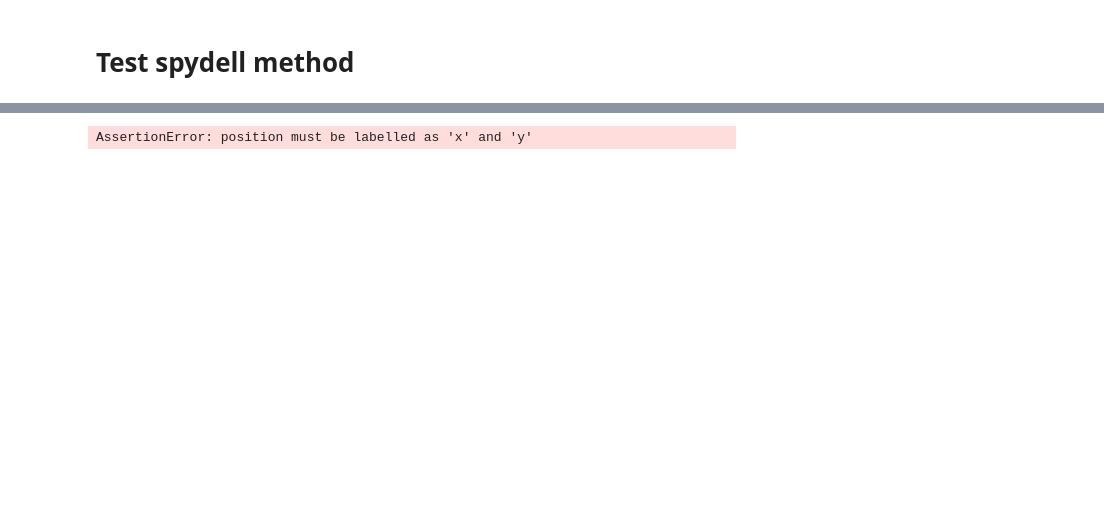
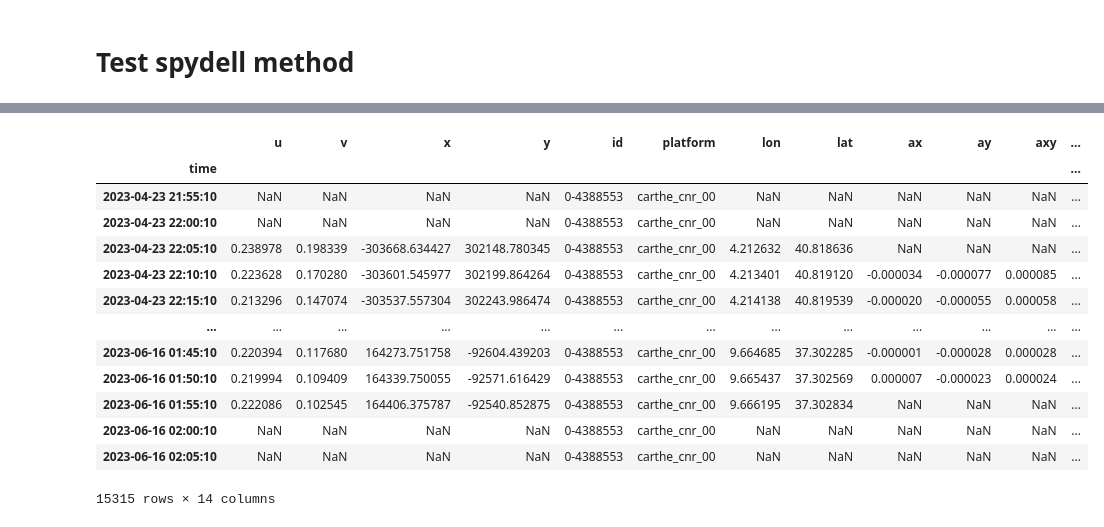
Before and after one commit to margot-demol/PhD, a Jupyter notebook: insitu_drifters_trajectories/test_method_spydell.ipynb, the cells around one changed output, grey strips where cells are left out. Drawn from its saved outputs; the diff is of its cells as text; code cells hidden in the pictures; blank space fills up the shorter version.

```diff
--- a/insitu_drifters_trajectories/test_method_spydell.ipynb
+++ b/insitu_drifters_trajectories/test_method_spydell.ipynb
@@ -64,8 +64,8 @@ def spydell_smooth(df,
     # assert x, y in dataframe
     if 'x' not in df or 'y' not in df :
         assert False, "positions must be labelled as 'x' and 'y'"
-    if 'velocity_east' not in df or 'velocity_north' not in df :
-        assert False, "velocities must be labelled as 'velocity_east' and 'velocity_n'"
+    if 'u' not in df or 'v' not in df :
+        assert False, "velocities must be labelled as 'u' and 'v'"
 
     # store projection to align with dataframes produced
     if geo :
@@ -76,7 +76,9 @@ def spydell_smooth(df,
         t_target = pd.date_range(df.index.min(), df.index.max(), freq = t_target)
 
     #xarray for easy interpolation
-    ds = df.to_xarray()[['velocity_east', 'velocity_north']]
+    ds = df.to_xarray()[['u', 'v']]
+
+    # fill little gap
 
     # 3) linearly interpolate velocities
     ds = ds.interp(time=t_target, method='linear')
@@ -85,8 +87,8 @@ def spydell_smooth(df,
     print(reg_dt)
     # 4) integrate velocities and find constant
     ms_x, ms_y = (df.x**2).mean(), (df.y**2).mean()
-    x_cum = ds.velocity_east.cumsum('time')*reg_dt/pd.Timedelta('1s')
-    y_cum = ds.velocity_north.cumsum('time')*reg_dt/pd.Timedelta('1s')
+    x_cum = ds.u.cumsum('time')*reg_dt/pd.Timedelta('1s')
+    y_cum = ds.v.cumsum('time')*reg_dt/pd.Timedelta('1s')
 
 
     def msx_difference(x_0) :
@@ -94,15 +96,17 @@ def spydell_smooth(df,
     def msy_difference(y_0) :
         return abs(ms_y-((y_0+y_cum)**2).mean())
     from scipy.optimize import minimize
-    x_0 = minimize(msx_difference, df_.x[0]).x
-    y_0 = minimize(msy_difference, df_.y[0]).x
+    #x_0 = minimize(msx_difference, df.x[0]).x
+    #y_0 = minimize(msy_difference, df.y[0]).x
+    x_0 = df.x[0]
+    y_0 = df.y[0]
 
     ds['x'] = x_0+x_cum
     ds['y'] = y_0+y_cum
 
     # 5) remove spike and interpolate
-    ds['ax'] = ds.velocity_east.differentiate('time', datetime_unit='s')
-    ds['ay'] = ds.velocity_north.differentiate('time', datetime_unit='s')
+    ds['ax'] = ds.u.differentiate('time', datetime_unit='s')
+    ds['ay'] = ds.v.differentiate('time', datetime_unit='s')
     x = ds.where(ds.ax<acc_cut).x
     y = ds.where(ds.ay<acc_cut).y
     print(f"nb of spike removed { np.isnan(x).sum('time').values} over {ds.dims['time']}")
@@ -129,7 +133,7 @@ def spydell_smooth(df,
     # test box mean
     assert ds0.isel(time=n) == ds.isel(time=slice(0, nb_pt_mean)).mean(), 'pb with mean over n points'
 
-    ds0 = ds0.drop(['ax', 'ay']).rename({'velocity_east':'u', 'velocity_north':'v'})
+    ds0 = ds0.drop(['ax', 'ay'])
 
     # Build full dataframe
     df_out = ds0.to_dataframe()
@@ -192,7 +196,7 @@ def spydell_smooth(df,
 
     return df_out
 # %%
-dfi = spydell_smooth(df_.drop(columns = 'x'), t_target = '5min', import_columns =['id', 'platform'], geo=True, acc=True)
+dfi = spydell_smooth(df_, t_target = '5min', import_columns =['id', 'platform'], geo=True, acc=True)
 dfi
 # %% [output]
 time
@@ -199,4 +205,17 @@ time
+|  | u | v | x | y | id | platform | lon | lat | ax | ay | axy | ... |
+| time |  |  |  |  |  |  |  |  |  |  |  | ... |
+| 2023-04-23 21:55:10 | NaN | NaN | NaN | NaN | 0-4388553 | carthe_cnr_00 | NaN | NaN | NaN | NaN | NaN | ... |
+| 2023-04-23 22:00:10 | NaN | NaN | NaN | NaN | 0-4388553 | carthe_cnr_00 | NaN | NaN | NaN | NaN | NaN | ... |
+| 2023-04-23 22:05:10 | 0.238978 | 0.198339 | -303668.634427 | 302148.780345 | 0-4388553 | carthe_cnr_00 | 4.212632 | 40.818636 | NaN | NaN | NaN | ... |
+| 2023-04-23 22:10:10 | 0.223628 | 0.170280 | -303601.545977 | 302199.864264 | 0-4388553 | carthe_cnr_00 | 4.213401 | 40.819120 | -0.000034 | -0.000077 | 0.000085 | ... |
+| 2023-04-23 22:15:10 | 0.213296 | 0.147074 | -303537.557304 | 302243.986474 | 0-4388553 | carthe_cnr_00 | 4.214138 | 40.819539 | -0.000020 | -0.000055 | 0.000058 | ... |
+| ... | ... | ... | ... | ... | ... | ... | ... | ... | ... | ... | ... | ... |
+| 2023-06-16 01:45:10 | 0.220394 | 0.117680 | 164273.751758 | -92604.439203 | 0-4388553 | carthe_cnr_00 | 9.664685 | 37.302285 | -0.000001 | -0.000028 | 0.000028 | ... |
+| 2023-06-16 01:50:10 | 0.219994 | 0.109409 | 164339.750055 | -92571.616429 | 0-4388553 | carthe_cnr_00 | 9.665437 | 37.302569 | 0.000007 | -0.000023 | 0.000024 | ... |
+| 2023-06-16 01:55:10 | 0.222086 | 0.102545 | 164406.375787 | -92540.852875 | 0-4388553 | carthe_cnr_00 | 9.666195 | 37.302834 | NaN | NaN | NaN | ... |
+| 2023-06-16 02:00:10 | NaN | NaN | NaN | NaN | 0-4388553 | carthe_cnr_00 | NaN | NaN | NaN | NaN | NaN | ... |
+| 2023-06-16 02:05:10 | NaN | NaN | NaN | NaN | 0-4388553 | carthe_cnr_00 | NaN | NaN | NaN | NaN | NaN | ... |
-AssertionError: position must be labelled as 'x' and 'y'
+15315 rows × 14 columns
 # %%
 hvplot = (
     (dfi.x.hvplot(label ='interpolated')
```
Also changed, not shown: parts of 1 cell of this notebook, 4 other files.
